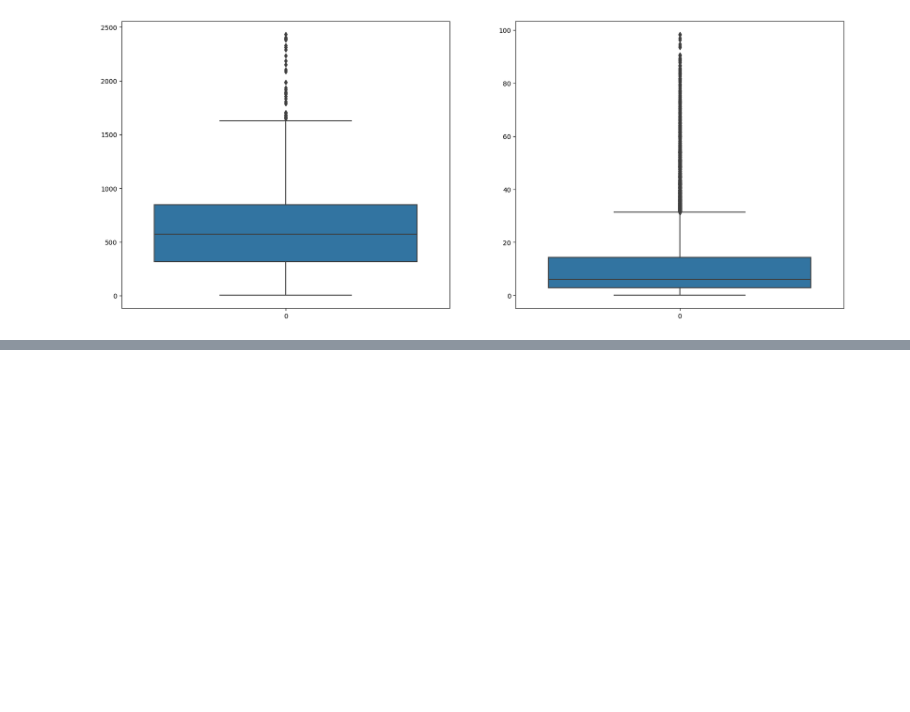
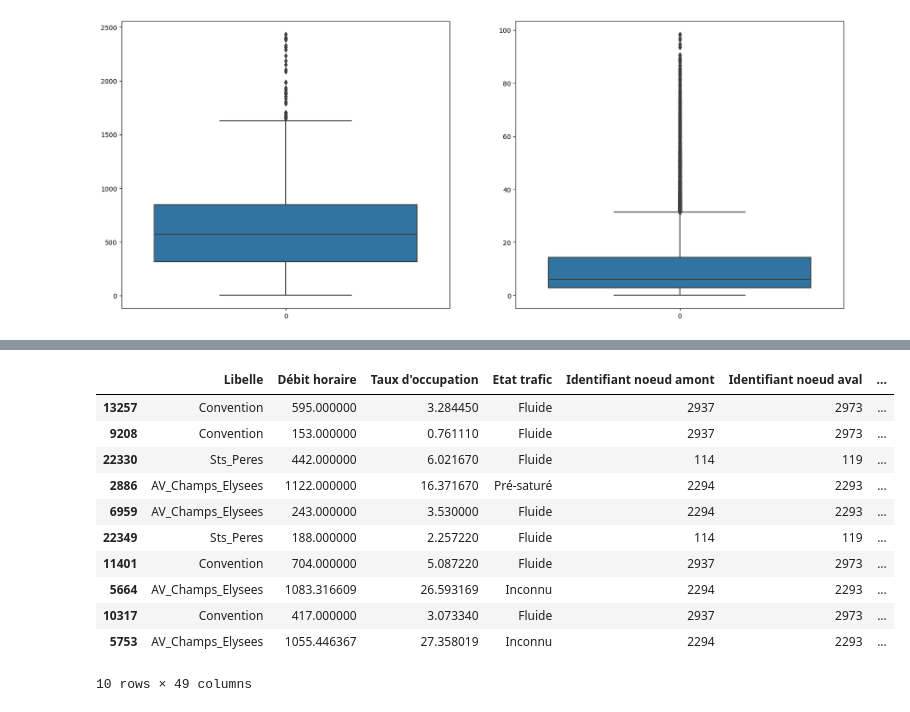
Before and after one commit to romainf28/datathon_gamma_livraisonCO, a Jupyter notebook: traffic_prediction.ipynb, the cells around one changed output, grey strips where cells are left out. Cells and saved outputs as stored; diff of their text form; code cells hidden in the pictures; blank space fills up the shorter version.

Commit message:
added weather data and time before next holiday

```diff
--- a/traffic_prediction.ipynb
+++ b/traffic_prediction.ipynb
@@ -129,0 +150,17 @@ df_filtered[df_filtered["Vacances scolaires"]==True]
+# %%
+df_filtered = add_weather_data(df_filtered,DATA_DIR)
+# %%
+df_filtered.sample(10)
+# %% [output]
+|  | Libelle | Débit horaire | Taux d'occupation | Etat trafic | Identifiant noeud amont | Identifiant noeud aval | ... |
+| 13257 | Convention | 595.000000 | 3.284450 | Fluide | 2937 | 2973 | ... |
+| 9208 | Convention | 153.000000 | 0.761110 | Fluide | 2937 | 2973 | ... |
+| 22330 | Sts_Peres | 442.000000 | 6.021670 | Fluide | 114 | 119 | ... |
+| 2886 | AV_Champs_Elysees | 1122.000000 | 16.371670 | Pré-saturé | 2294 | 2293 | ... |
+| 6959 | AV_Champs_Elysees | 243.000000 | 3.530000 | Fluide | 2294 | 2293 | ... |
+| 22349 | Sts_Peres | 188.000000 | 2.257220 | Fluide | 114 | 119 | ... |
+| 11401 | Convention | 704.000000 | 5.087220 | Fluide | 2937 | 2973 | ... |
+| 5664 | AV_Champs_Elysees | 1083.316609 | 26.593169 | Inconnu | 2294 | 2293 | ... |
+| 10317 | Convention | 417.000000 | 3.073340 | Fluide | 2937 | 2973 | ... |
+| 5753 | AV_Champs_Elysees | 1055.446367 | 27.358019 | Inconnu | 2294 | 2293 | ... |
+10 rows × 49 columns
```
Also changed, not shown: parts of 7 cells of this notebook, 2 other files.
